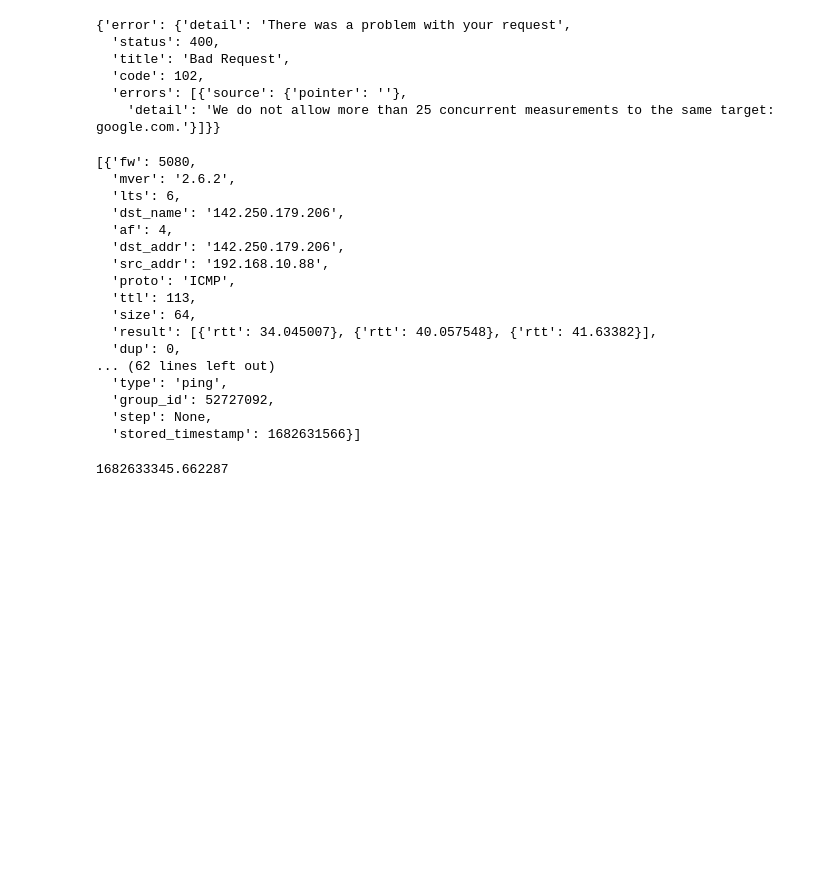
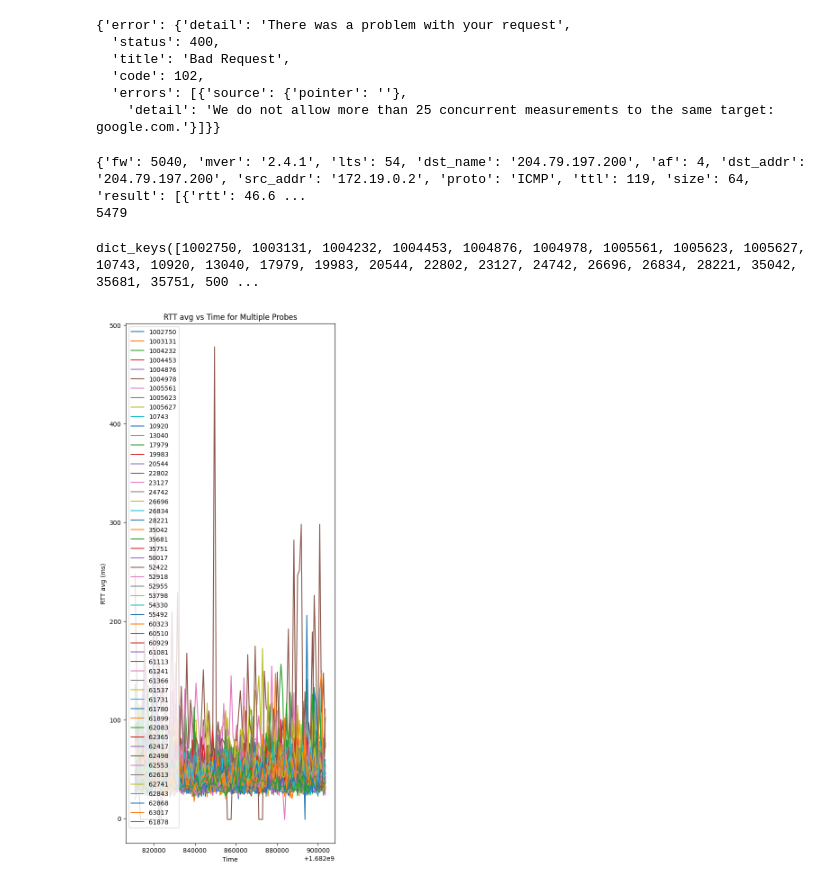
Before and after one commit to cgu2020/project-starlink, a Jupyter notebook: starlink.ipynb, the cells around one changed output. Drawn from its saved outputs; the diff is of its cells as text; code cells hidden in the pictures; blank space fills up the shorter version.

Commit message:
wip plotting

```diff
--- a/starlink.ipynb
+++ b/starlink.ipynb
@@ -92,27 +92,50 @@ def get_results(id):
     x = requests.get(api_endpoint)
     json_data = x.json()
     return json_data
-# %%
-get_results(1)
-# %% [output]
-[{'fw': 5080,
-  'mver': '2.6.2',
-  'lts': 6,
-  'dst_name': '142.250.179.206',
-  'af': 4,
-  'dst_addr': '142.250.179.206',
-  'src_addr': '192.168.10.88',
-  'proto': 'ICMP',
-  'ttl': 113,
-  'size': 64,
-  'result': [{'rtt': 34.045007}, {'rtt': 40.057548}, {'rtt': 41.63382}],
-  'dup': 0,
-... (62 lines left out)
-  'type': 'ping',
-  'group_id': 52727092,
-  'step': None,
-  'stored_timestamp': 1682631566}]
-# %%
-time.time()
-# %% [output]
-1682633345.662287
+# %%
+results = get_results("52789825")
+print(results[0])
+print(len(results))
+# %% [output]
+{'fw': 5040, 'mver': '2.4.1', 'lts': 54, 'dst_name': '204.79.197.200', 'af': 4, 'dst_addr': '204.79.197.200', 'src_addr': '172.19.0.2', 'proto': 'ICMP', 'ttl': 119, 'size': 64, 'result': [{'rtt': 46.6 ...
+5479
+# %%
+# split up by probe id
+from collections import defaultdict
+
+probe_data = defaultdict(list)
+for object in results:
+    probe_data[object['prb_id']].append(object)
+
+# sort each list by timestamp
+# probe_data_sorted = {}
+for probe_id in probe_data.keys():
+    probe_data[probe_id].sort(key = lambda x: x['timestamp'])
+    # tmp = sorted(, )
+    # probe_data_sorted[probe_id] = tmp
+
+print(probe_data.keys())
+# %% [output]
+dict_keys([1002750, 1003131, 1004232, 1004453, 1004876, 1004978, 1005561, 1005623, 1005627, 10743, 10920, 13040, 17979, 19983, 20544, 22802, 23127, 24742, 26696, 26834, 28221, 35042, 35681, 35751, 500 ...
+# %%
+import matplotlib.pyplot as plt
+
+# Create a plot with multiple lines
+fig, ax = plt.subplots(figsize=(6,15))
+for probe, values in probe_data.items():
+    timestamps = [item['timestamp'] for item in values]
+    avgs = [item['avg'] for item in values]
+    ax.plot(timestamps, avgs, label=probe)
+
+# Set labels and title
+ax.set_xlabel("Time")
+ax.set_ylabel("RTT avg (ms)")
+ax.set_title("RTT avg vs Time for Multiple Probes")
+
+# Add a legend
+ax.legend()
+
+# Show the plot
+plt.show()
+# %% [output]
+[figure, added]
```
Also changed, not shown: parts of 1 cell of this notebook.
